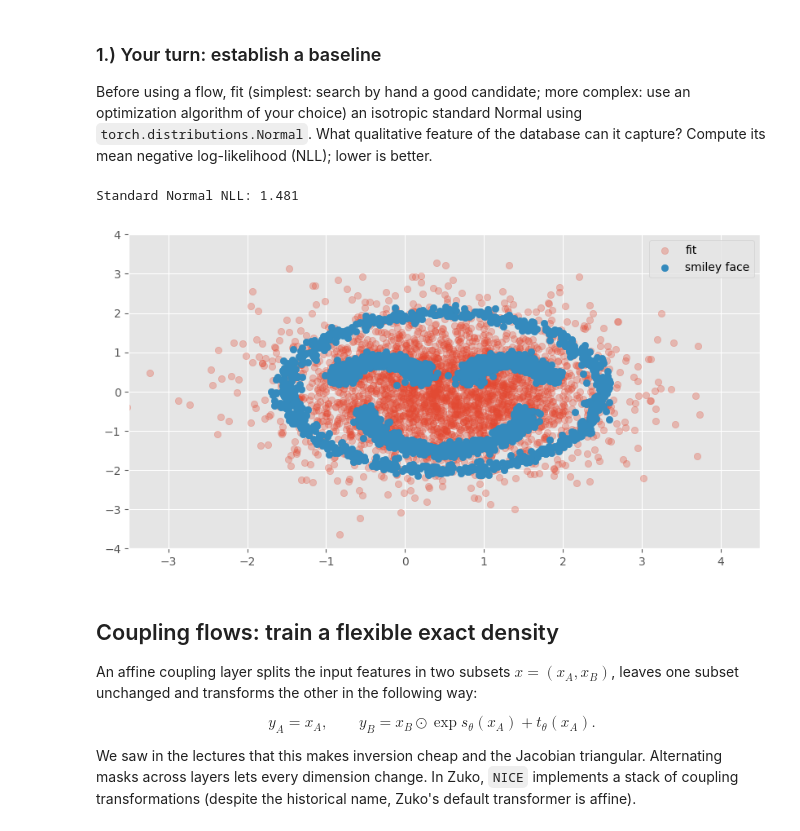
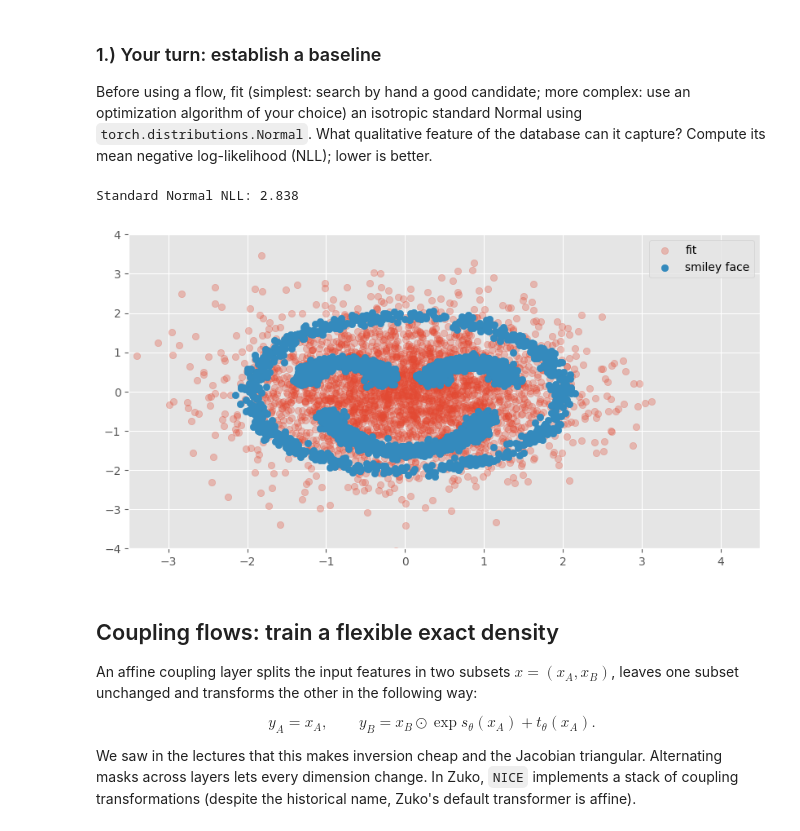
Before and after one commit to jorobledo/normalizing_flow_erum2026, a Jupyter notebook: normalizing_flows_hand-on_solution.ipynb, the cells around one changed output. Drawn from its saved outputs; the diff is of its cells as text; code cells hidden in the pictures.

```diff
--- a/normalizing_flows_hand-on_solution.ipynb
+++ b/normalizing_flows_hand-on_solution.ipynb
@@ -106,20 +106,20 @@ Before using a flow, fit (simplest: search by hand a good candidate; more comple
 # %%
 # Solution
 
-base = torch.distributions.Normal(torch.tensor([0.5, 0.0], device=DEVICE), torch.ones(2, device=DEVICE))
+base = torch.distributions.Normal(torch.tensor([0.0, 0.0], device=DEVICE), torch.ones(2, device=DEVICE))
 
-baseline_nll = -base.log_prob(x_train).mean()
+baseline_nll = -base.log_prob(x_train).sum(dim=-1).mean()
 print(f"Standard Normal NLL: {baseline_nll:.3f}")
 
 plt.figure(figsize=(10,5))
 plt.scatter(*base.sample((n,)).cpu().T, alpha=0.3, label='fit')
 plt.xlim(-3.5,4.5)
 plt.ylim(-4,4)
-plt.scatter(*raw.cpu().T, label='smiley face')
+plt.scatter(*x_train.cpu().T, label='smiley face')
 plt.legend();
 # %% [output]
-Standard Normal NLL: 1.481
+Standard Normal NLL: 2.838
-[figure, old version]
+[figure, new version]
 # %% [markdown]
 ## Coupling flows: train a flexible exact density
 
```
Also changed, not shown: parts of 13 cells of this notebook, 2 other files.
